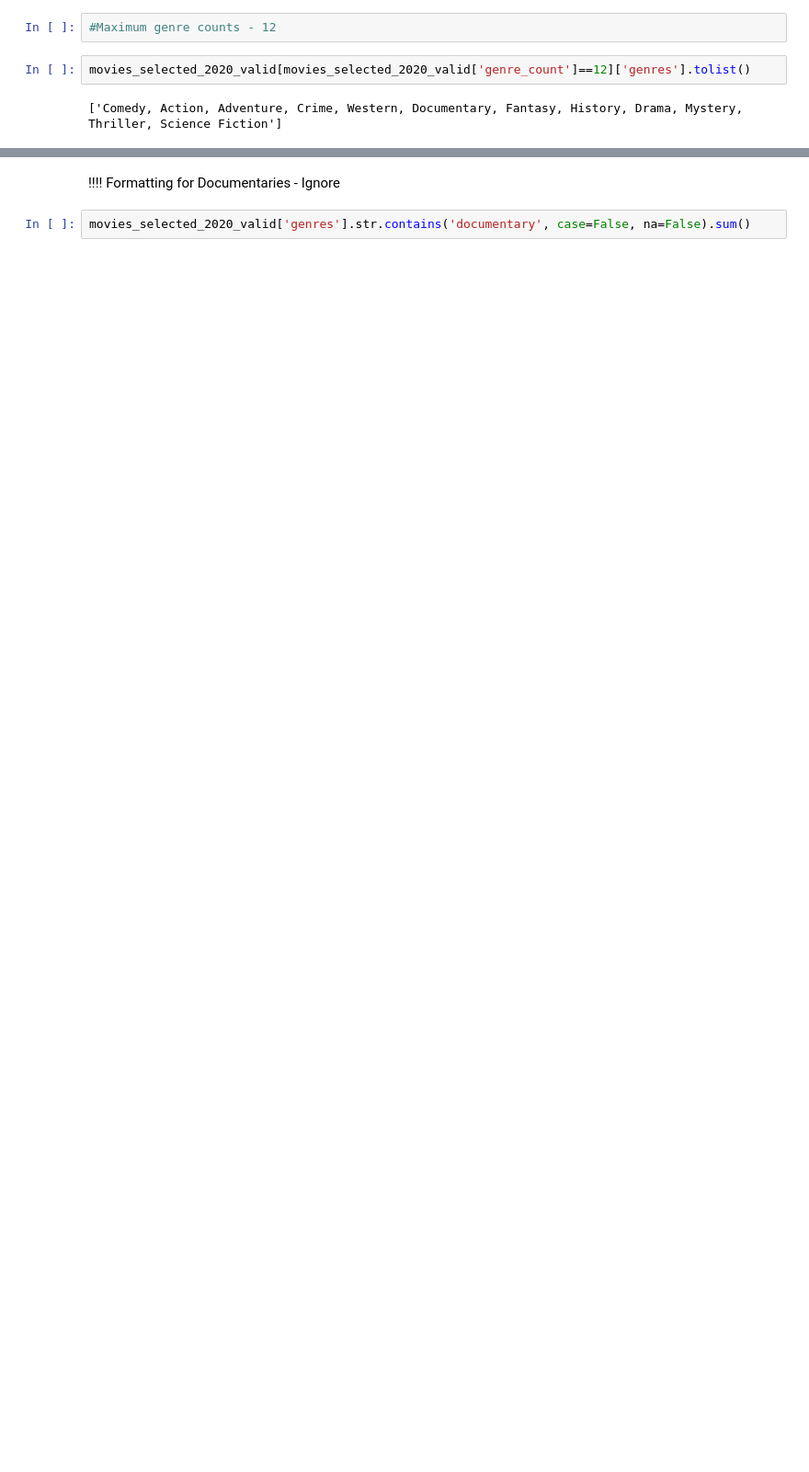
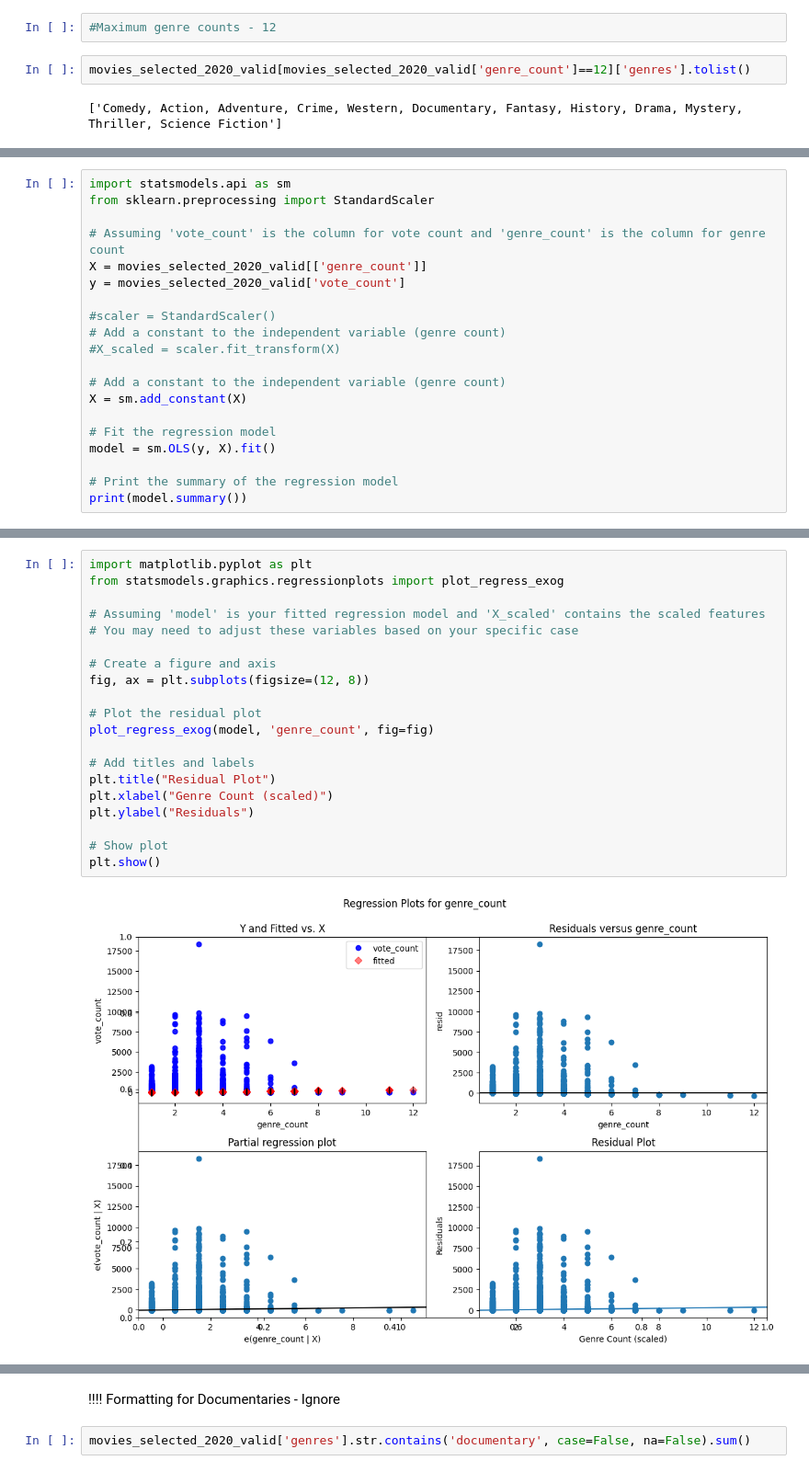
Before and after one commit to agargya123/movie_genre_analysis, a Jupyter notebook: MKT566.ipynb, the cells around one changed output, grey strips where cells are left out. Shown: that part at 92% size. Saved outputs shown, nothing was run; the diff lists cells and outputs as text; blank space fills up the shorter version.

```diff
--- a/MKT566.ipynb
+++ b/MKT566.ipynb
@@ -315,0 +437,20 @@ files.download('/content/movies_output_file.xlsx')
+# %%
+import statsmodels.api as sm
+from sklearn.preprocessing import StandardScaler
+
+# Assuming 'vote_count' is the column for vote count and 'genre_count' is the column for genre count
+X = movies_selected_2020_valid[['genre_count']]
+y = movies_selected_2020_valid['vote_count']
+
+#scaler = StandardScaler()
+# Add a constant to the independent variable (genre count)
+#X_scaled = scaler.fit_transform(X)
+
+# Add a constant to the independent variable (genre count)
+X = sm.add_constant(X)
+
+# Fit the regression model
+model = sm.OLS(y, X).fit()
+
+# Print the summary of the regression model
+print(model.summary())
@@ -315,0 +475,22 @@ files.download('/content/movies_output_file.xlsx')
+# %%
+import matplotlib.pyplot as plt
+from statsmodels.graphics.regressionplots import plot_regress_exog
+
+# Assuming 'model' is your fitted regression model and 'X_scaled' contains the scaled features
+# You may need to adjust these variables based on your specific case
+
+# Create a figure and axis
+fig, ax = plt.subplots(figsize=(12, 8))
+
+# Plot the residual plot
+plot_regress_exog(model, 'genre_count', fig=fig)
+
+# Add titles and labels
+plt.title("Residual Plot")
+plt.xlabel("Genre Count (scaled)")
+plt.ylabel("Residuals")
+
+# Show plot
+plt.show()
+# %% [output]
+[figure, added]
```
Also changed, not shown: parts of 18 cells of this notebook.
